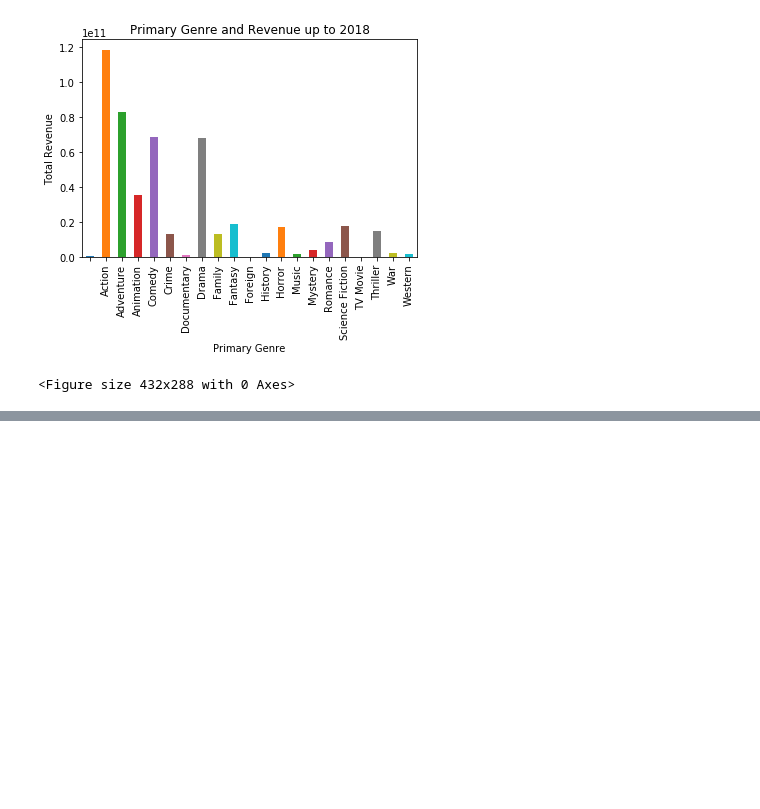
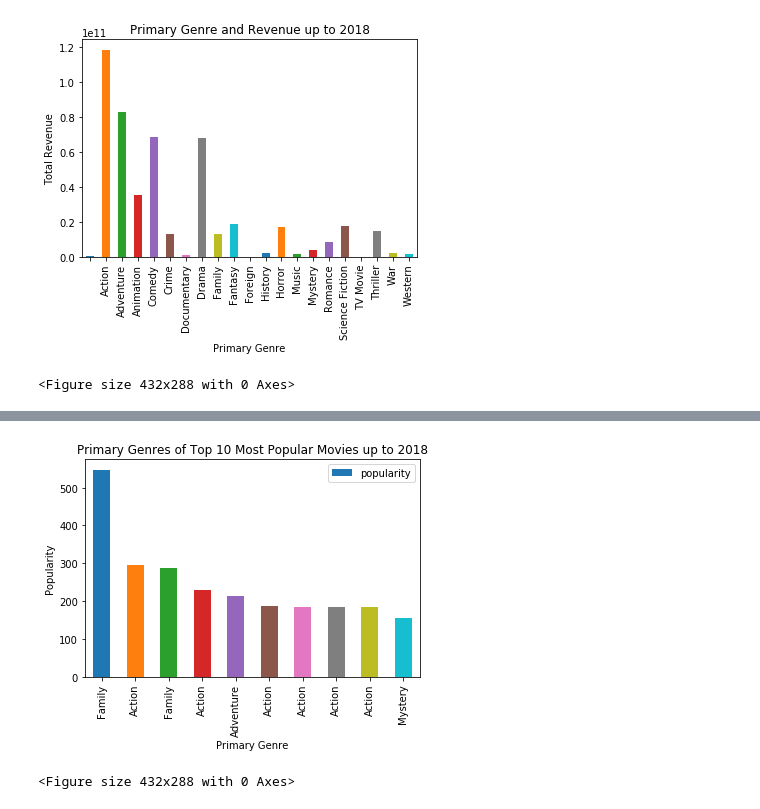
Before and after one commit to sarahshelden/Project1DataScience, a Jupyter notebook: movies.ipynb, the cells around one changed output, grey strips where cells are left out. Saved outputs shown, nothing was run; the diff lists cells and outputs as text; code cells hidden in the pictures; blank space fills up the shorter version.

```diff
--- a/movies.ipynb
+++ b/movies.ipynb
@@ -353,4 +353,36 @@ plt.tight_layout()
 <Figure size 432x288 with 0 Axes>
+# %%
+# bar graph
+
+ax = top_10_popular_mv.plot.bar(x='Primary Genre', y='popularity', rot = 90)
+
+x_axis = np.arange(len(top_10_popular_mv))
+
+tick_locations = [value for value in x_axis]
+
+ax.set_title('Primary Genres of Top 10 Most Popular Movies up to 2018')
+ax.set_xlabel('Primary Genre')
+ax.set_ylabel('Popularity')
+
+# ax.text(set_xlabel,set_ylabel, "String", fontsize=12)
+
+
+# plt.xticks(tick_locations, top_10_popular_mv["popularity"], rotation = "vertical")
+
+plt.show()
+plt.tight_layout()
+
+
+# ax.text(rect.get_x() + rect.get_width() / 2, height + 5, label,
+#             ha='center', va='bottom')
+
+# x_labels = [108300.0, 110540.0, 112780.0, 115020.0, 117260.0, 119500.0,
+#             121740.0, 123980.0, 126220.0, 128460.0, 130700.0]
+# # ax.set_xticklabels(x_labels)
+# ax.text(x_labels)
+# %% [output]
+[figure, added]
+<Figure size 432x288 with 0 Axes>
 # %%
 #calculate p value , r2 , coeffi
 # %%
```
Also changed, not shown: parts of 2 cells of this notebook.
